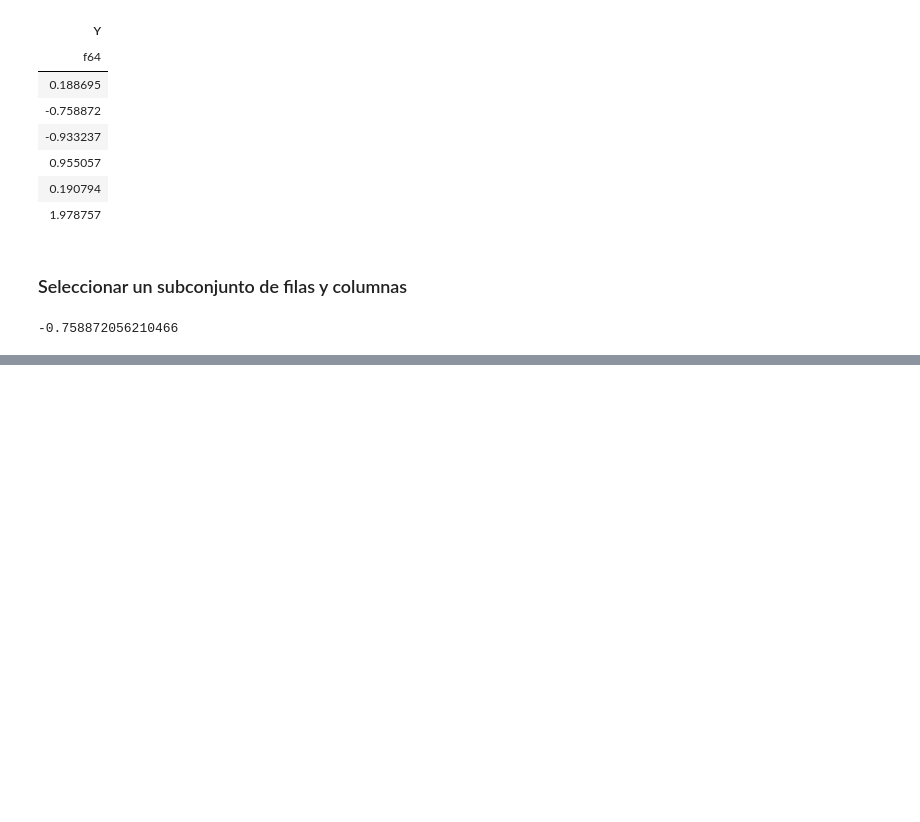
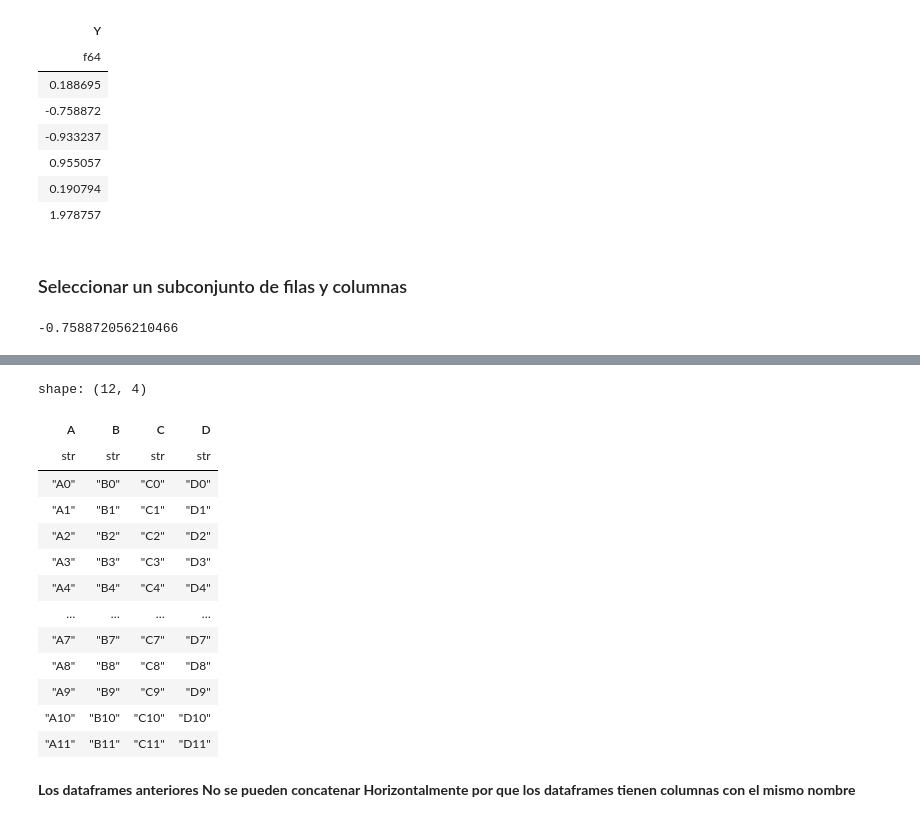
Before and after one commit to dpalacioj/DataAI-Fundamentos-Aplicaciones, a Jupyter notebook: Analitica/ciencia_datos_con_python/notebooks_teoria/04_1_polars.ipynb, the cells around one changed output, grey strips where cells are left out. Cells and saved outputs as stored; diff of their text form; code cells hidden in the pictures; blank space fills up the shorter version.

```diff
--- a/Analitica/ciencia_datos_con_python/notebooks_teoria/04_1_polars.ipynb
+++ b/Analitica/ciencia_datos_con_python/notebooks_teoria/04_1_polars.ipynb
@@ -430,0 +808,13 @@ df[1, 'Y']
+# %%
+df1 = pl.DataFrame({'A': ['A0', 'A1', 'A2', 'A3'],
+                        'B': ['B0', 'B1', 'B2', 'B3'],
+                        'C': ['C0', 'C1', 'C2', 'C3'],
+                        'D': ['D0', 'D1', 'D2', 'D3']})
+df2 = pl.DataFrame({'A': ['A4', 'A5', 'A6', 'A7'],
+                        'B': ['B4', 'B5', 'B6', 'B7'],
+                        'C': ['C4', 'C5', 'C6', 'C7'],
+                        'D': ['D4', 'D5', 'D6', 'D7']})
+df3 = pl.DataFrame({'A': ['A8', 'A9', 'A10', 'A11'],
+                        'B': ['B8', 'B9', 'B10', 'B11'],
+                        'C': ['C8', 'C9', 'C10', 'C11'],
+                        'D': ['D8', 'D9', 'D10', 'D11']})
@@ -430,0 +859,22 @@ df[1, 'Y']
+# %%
+# Concatenar cada dataframe verticalmente,
+# ya que coinciden los nombres de las columnas
+
+pl.concat([df1,df2,df3], how="vertical")
+# %% [output]
+shape: (12, 4)
+| A | B | C | D |
+| str | str | str | str |
+| "A0" | "B0" | "C0" | "D0" |
+| "A1" | "B1" | "C1" | "D1" |
+| "A2" | "B2" | "C2" | "D2" |
+| "A3" | "B3" | "C3" | "D3" |
+| "A4" | "B4" | "C4" | "D4" |
+| … | … | … | … |
+| "A7" | "B7" | "C7" | "D7" |
+| "A8" | "B8" | "C8" | "D8" |
+| "A9" | "B9" | "C9" | "D9" |
+| "A10" | "B10" | "C10" | "D10" |
+| "A11" | "B11" | "C11" | "D11" |
+# %% [markdown]
+**Los dataframes anteriores No se pueden concatenar Horizontalmente por que los dataframes tienen columnas con el mismo nombre**
```
Also changed, not shown: parts of 66 cells of this notebook, 1 other file.
